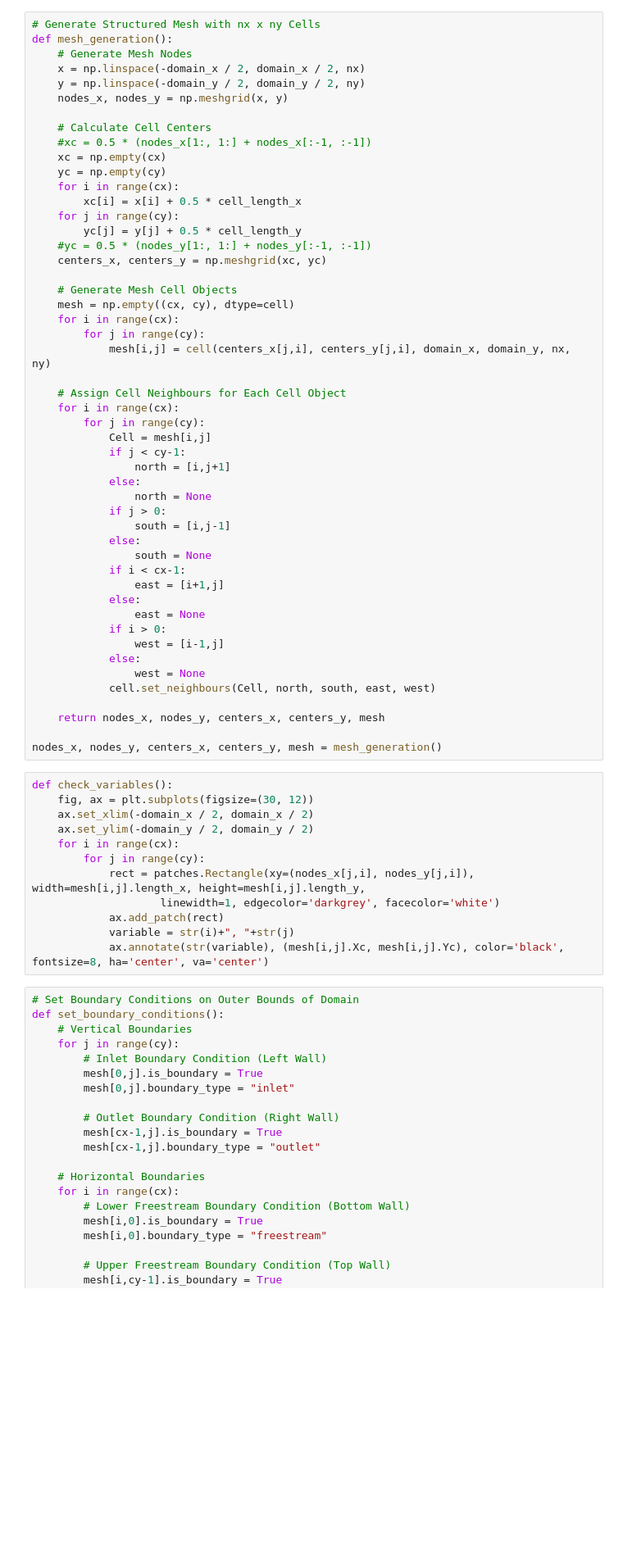
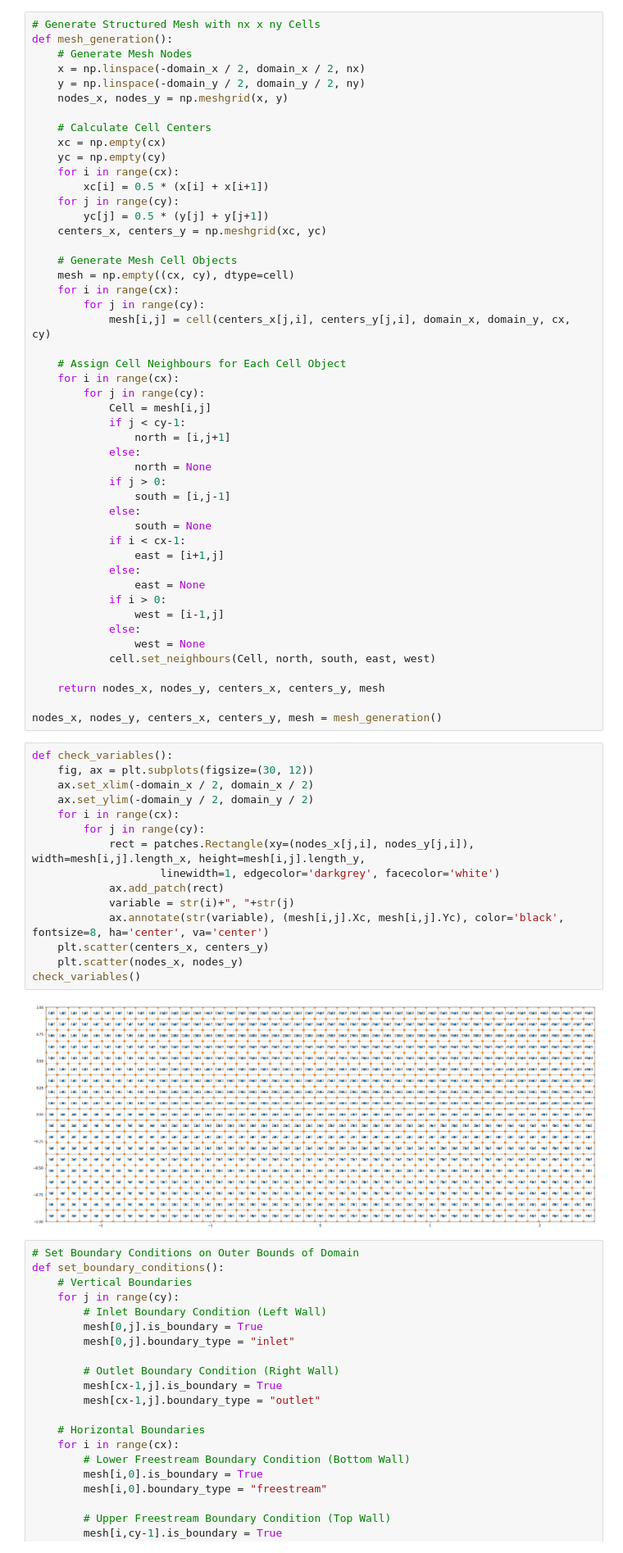
Before and after one commit to jaredrc8/CFD-Solver, a Jupyter notebook: solver.ipynb, the cells around one changed output. Shown: that part at 82% size. Cells and saved outputs as stored; diff of their text form; blank space fills up the shorter version.

```diff
--- a/solver.ipynb
+++ b/solver.ipynb
@@ -40,21 +42,19 @@ def mesh_generation():
     nodes_x, nodes_y = np.meshgrid(x, y)
 
     # Calculate Cell Centers
-    #xc = 0.5 * (nodes_x[1:, 1:] + nodes_x[:-1, :-1])
     xc = np.empty(cx)
     yc = np.empty(cy)
     for i in range(cx):
-        xc[i] = x[i] + 0.5 * cell_length_x
+        xc[i] = 0.5 * (x[i] + x[i+1])
     for j in range(cy):
-        yc[j] = y[j] + 0.5 * cell_length_y
-    #yc = 0.5 * (nodes_y[1:, 1:] + nodes_y[:-1, :-1])
+        yc[j] = 0.5 * (y[j] + y[j+1])
     centers_x, centers_y = np.meshgrid(xc, yc)
 
     # Generate Mesh Cell Objects
     mesh = np.empty((cx, cy), dtype=cell)
     for i in range(cx):
         for j in range(cy):
-            mesh[i,j] = cell(centers_x[j,i], centers_y[j,i], domain_x, domain_y, nx, ny)
+            mesh[i,j] = cell(centers_x[j,i], centers_y[j,i], domain_x, domain_y, cx, cy)
 
     # Assign Cell Neighbours for Each Cell Object
     for i in range(cx):
@@ -84,15 +84,20 @@ nodes_x, nodes_y, centers_x, centers_y, mesh = mesh_generation()
 # %%
 def check_variables():
     fig, ax = plt.subplots(figsize=(30, 12))
     ax.set_xlim(-domain_x / 2, domain_x / 2)
     ax.set_ylim(-domain_y / 2, domain_y / 2)
     for i in range(cx):
         for j in range(cy):
             rect = patches.Rectangle(xy=(nodes_x[j,i], nodes_y[j,i]), width=mesh[i,j].length_x, height=mesh[i,j].length_y,
                     linewidth=1, edgecolor='darkgrey', facecolor='white')
             ax.add_patch(rect)
             variable = str(i)+", "+str(j)
             ax.annotate(str(variable), (mesh[i,j].Xc, mesh[i,j].Yc), color='black', fontsize=8, ha='center', va='center')
+    plt.scatter(centers_x, centers_y)
+    plt.scatter(nodes_x, nodes_y)
+check_variables()
+# %% [output]
+[figure, added]
 # %%
 # Set Boundary Conditions on Outer Bounds of Domain
 def set_boundary_conditions():
```
Also changed, not shown: parts of 12 cells of this notebook.
